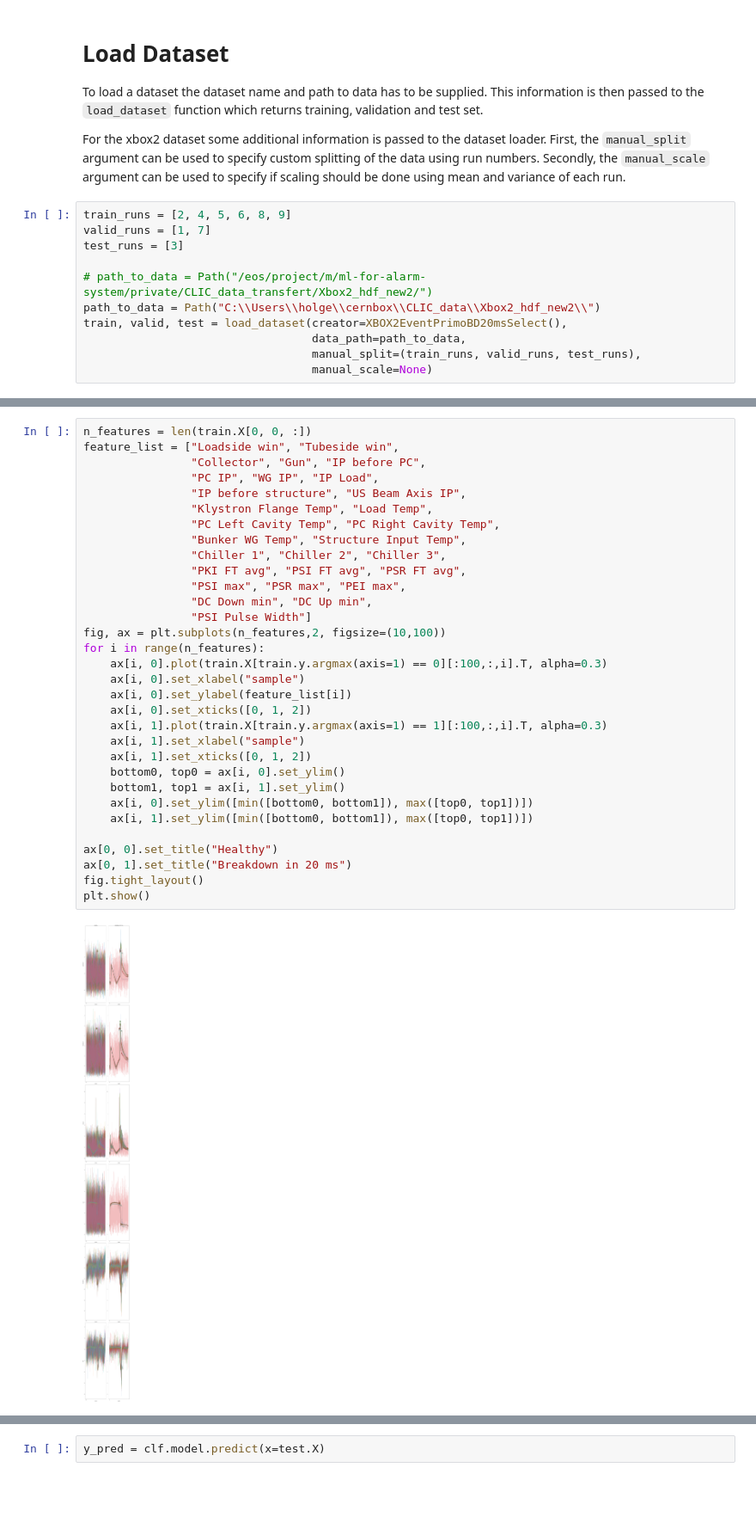
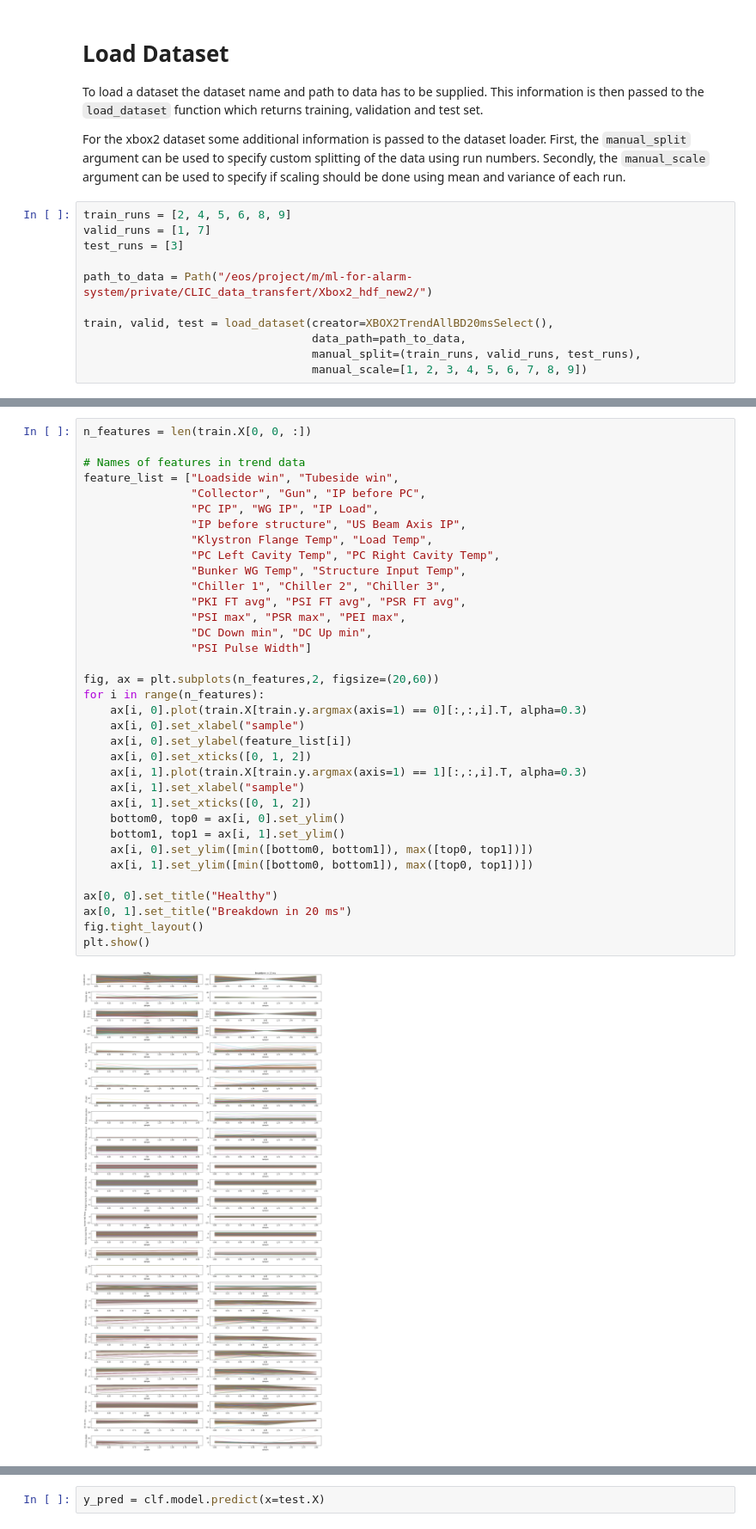
Before and after one commit to cobermai/rfstudies, a Jupyter notebook: notebooks/modeling_example.ipynb, the cells around one changed output, grey strips where cells are left out. Shown at 86% size. Drawn from its saved outputs; the diff is of its cells as text; blank space fills up the shorter version.

```diff
--- a/notebooks/modeling_example.ipynb
+++ b/notebooks/modeling_example.ipynb
@@ -42,9 +31,9 @@ train_runs = [2, 4, 5, 6, 8, 9]
 valid_runs = [1, 7]
 test_runs = [3]
 
-# path_to_data = Path("/eos/project/m/ml-for-alarm-system/private/CLIC_data_transfert/Xbox2_hdf_new2/")
-path_to_data = Path("C:\\Users\\holge\\cernbox\\CLIC_data\\Xbox2_hdf_new2\\")
-train, valid, test = load_dataset(creator=XBOX2EventPrimoBD20msSelect(),
+path_to_data = Path("/eos/project/m/ml-for-alarm-system/private/CLIC_data_transfert/Xbox2_hdf_new2/")
+
+train, valid, test = load_dataset(creator=XBOX2TrendAllBD20msSelect(),
                                   data_path=path_to_data,
                                   manual_split=(train_runs, valid_runs, test_runs),
-                                  manual_scale=None)
+                                  manual_scale=[1, 2, 3, 4, 5, 6, 7, 8, 9])
@@ -53,35 +45,38 @@ train, valid, test = load_dataset(creator=XBOX2EventPrimoBD20msSelect(),
 # %%
 n_features = len(train.X[0, 0, :])
+
+# Names of features in trend data
 feature_list = ["Loadside win", "Tubeside win",
                 "Collector", "Gun", "IP before PC",
                 "PC IP", "WG IP", "IP Load",
                 "IP before structure", "US Beam Axis IP",
                 "Klystron Flange Temp", "Load Temp",
                 "PC Left Cavity Temp", "PC Right Cavity Temp",
                 "Bunker WG Temp", "Structure Input Temp",
                 "Chiller 1", "Chiller 2", "Chiller 3",
                 "PKI FT avg", "PSI FT avg", "PSR FT avg",
                 "PSI max", "PSR max", "PEI max",
                 "DC Down min", "DC Up min",
                 "PSI Pulse Width"]
-fig, ax = plt.subplots(n_features,2, figsize=(10,100))
+
+fig, ax = plt.subplots(n_features,2, figsize=(20,60))
 for i in range(n_features):
-    ax[i, 0].plot(train.X[train.y.argmax(axis=1) == 0][:100,:,i].T, alpha=0.3)
+    ax[i, 0].plot(train.X[train.y.argmax(axis=1) == 0][:,:,i].T, alpha=0.3)
     ax[i, 0].set_xlabel("sample")
     ax[i, 0].set_ylabel(feature_list[i])
     ax[i, 0].set_xticks([0, 1, 2])
-    ax[i, 1].plot(train.X[train.y.argmax(axis=1) == 1][:100,:,i].T, alpha=0.3)
+    ax[i, 1].plot(train.X[train.y.argmax(axis=1) == 1][:,:,i].T, alpha=0.3)
     ax[i, 1].set_xlabel("sample")
     ax[i, 1].set_xticks([0, 1, 2])
     bottom0, top0 = ax[i, 0].set_ylim()
     bottom1, top1 = ax[i, 1].set_ylim()
     ax[i, 0].set_ylim([min([bottom0, bottom1]), max([top0, top1])])
     ax[i, 1].set_ylim([min([bottom0, bottom1]), max([top0, top1])])
 
 ax[0, 0].set_title("Healthy")
 ax[0, 1].set_title("Breakdown in 20 ms")
 fig.tight_layout()
 plt.show()
 # %% [output]
-[figure, old version]
+[figure, new version]
 # %% [markdown]
```
Also changed, not shown: parts of 12 cells of this notebook.
